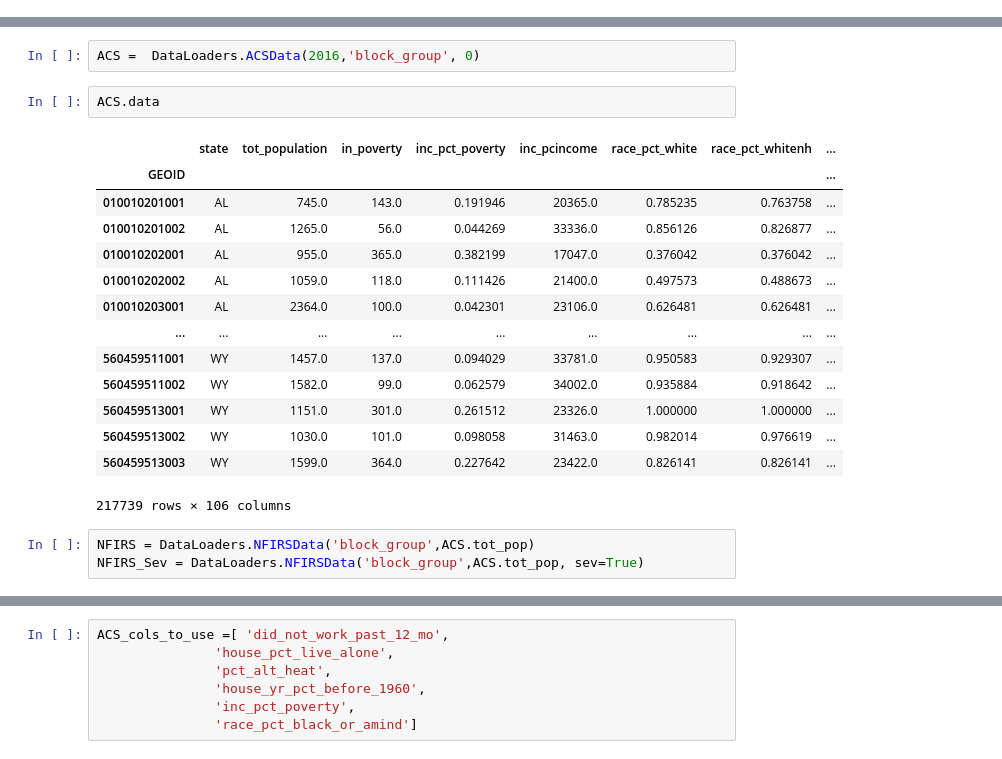
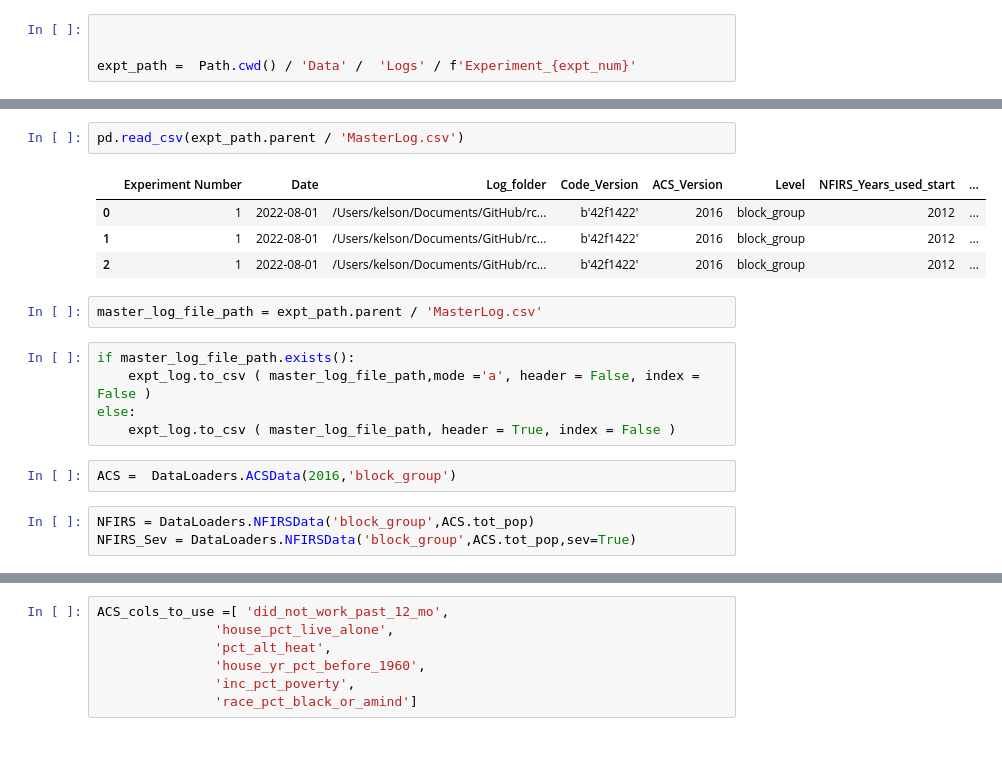
Before and after one commit to DataKind-DC/rcp2, a Jupyter notebook: testScript.ipynb, the cells around one changed output, grey strips where cells are left out. Drawn from its saved outputs; the diff is of its cells as text.

```diff
--- a/testScript.ipynb
+++ b/testScript.ipynb
@@ -12,0 +23,4 @@ import folium
+# %%
+
+
+expt_path =  Path.cwd() / 'Data' /  'Logs' / f'Experiment_{expt_num}'
@@ -13,22 +47,19 @@ import folium
+# %%
+pd.read_csv(expt_path.parent / 'MasterLog.csv')
+# %% [output]
+|  | Experiment Number | Date | Log_folder | Code_Version | ACS_Version | Level | NFIRS_Years_used_start | ... |
+| 0 | 1 | 2022-08-01 | /Users/kelson/Documents/GitHub/rc... | b'42f1422' | 2016 | block_group | 2012 | ... |
+| 1 | 1 | 2022-08-01 | /Users/kelson/Documents/GitHub/rc... | b'42f1422' | 2016 | block_group | 2012 | ... |
+| 2 | 1 | 2022-08-01 | /Users/kelson/Documents/GitHub/rc... | b'42f1422' | 2016 | block_group | 2012 | ... |
+# %%
+master_log_file_path = expt_path.parent / 'MasterLog.csv'
+# %%
+if master_log_file_path.exists():
+    expt_log.to_csv ( master_log_file_path,mode ='a', header = False, index = False )
+else:
+    expt_log.to_csv ( master_log_file_path, header = True, index = False )
 # %%
-ACS =  DataLoaders.ACSData(2016,'block_group', 0)
+ACS =  DataLoaders.ACSData(2016,'block_group')
-# %%
-ACS.data
-# %% [output]
-|  | state | tot_population | in_poverty | inc_pct_poverty | inc_pcincome | race_pct_white | race_pct_whitenh | ... |
-| GEOID |  |  |  |  |  |  |  | ... |
-| 010010201001 | AL | 745.0 | 143.0 | 0.191946 | 20365.0 | 0.785235 | 0.763758 | ... |
-| 010010201002 | AL | 1265.0 | 56.0 | 0.044269 | 33336.0 | 0.856126 | 0.826877 | ... |
-| 010010202001 | AL | 955.0 | 365.0 | 0.382199 | 17047.0 | 0.376042 | 0.376042 | ... |
-| 010010202002 | AL | 1059.0 | 118.0 | 0.111426 | 21400.0 | 0.497573 | 0.488673 | ... |
-| 010010203001 | AL | 2364.0 | 100.0 | 0.042301 | 23106.0 | 0.626481 | 0.626481 | ... |
-| ... | ... | ... | ... | ... | ... | ... | ... | ... |
-| 560459511001 | WY | 1457.0 | 137.0 | 0.094029 | 33781.0 | 0.950583 | 0.929307 | ... |
-| 560459511002 | WY | 1582.0 | 99.0 | 0.062579 | 34002.0 | 0.935884 | 0.918642 | ... |
-| 560459513001 | WY | 1151.0 | 301.0 | 0.261512 | 23326.0 | 1.000000 | 1.000000 | ... |
-| 560459513002 | WY | 1030.0 | 101.0 | 0.098058 | 31463.0 | 0.982014 | 0.976619 | ... |
-| 560459513003 | WY | 1599.0 | 364.0 | 0.227642 | 23422.0 | 0.826141 | 0.826141 | ... |
-217739 rows × 106 columns
 # %%
 NFIRS = DataLoaders.NFIRSData('block_group',ACS.tot_pop)
-NFIRS_Sev = DataLoaders.NFIRSData('block_group',ACS.tot_pop, sev=True)
+NFIRS_Sev = DataLoaders.NFIRSData('block_group',ACS.tot_pop,sev=True)
```
Also changed, not shown: parts of 38 cells of this notebook.
